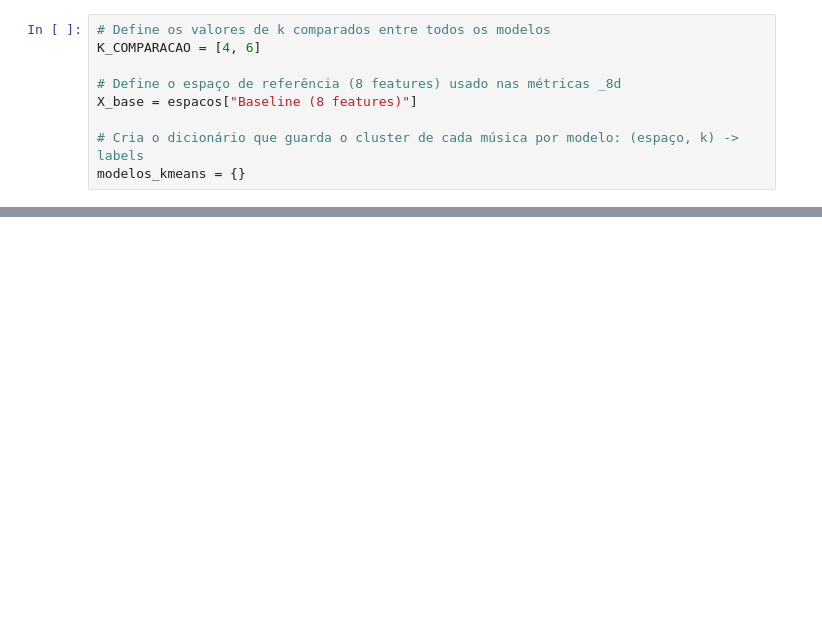
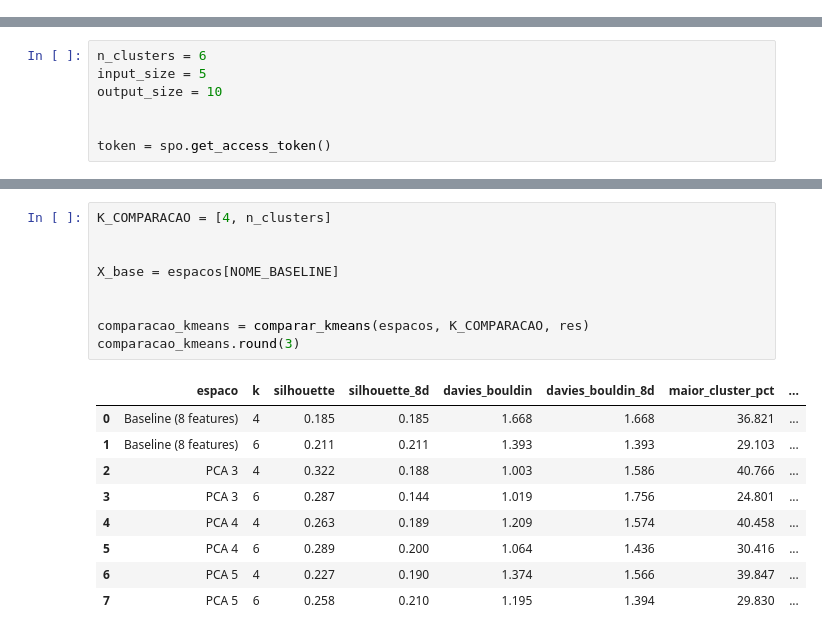
Before and after one commit to Victorpeereiraa/cross_genre_music_discovery, a Jupyter notebook: notebooks/kmeans_model.ipynb, the cells around one changed output, grey strips where cells are left out. Saved outputs shown, nothing was run; the diff lists cells and outputs as text; blank space fills up the shorter version.

```diff
--- a/notebooks/kmeans_model.ipynb
+++ b/notebooks/kmeans_model.ipynb
@@ -382,9 +0,0 @@ Cada modelo é treinado com os valores de k escolhidos e todas as métricas são
-# %%
-# Define os valores de k comparados entre todos os modelos
-K_COMPARACAO = [4, 6]
-
-# Define o espaço de referência (8 features) usado nas métricas _8d
-X_base = espacos["Baseline (8 features)"]
-
-# Cria o dicionário que guarda o cluster de cada música por modelo: (espaço, k) -> labels
-modelos_kmeans = {}
@@ -546,0 +42,7 @@ O PCA não melhorou a qualidade do agrupamento. Os resultados sustentam o baseli
+# %%
+n_clusters = 6
+input_size = 5
+output_size = 10
+
+
+token = spo.get_access_token()
@@ -546,0 +436,19 @@ O PCA não melhorou a qualidade do agrupamento. Os resultados sustentam o baseli
+# %%
+K_COMPARACAO = [4, n_clusters]
+
+
+X_base = espacos[NOME_BASELINE]
+
+
+comparacao_kmeans = comparar_kmeans(espacos, K_COMPARACAO, res)
+comparacao_kmeans.round(3)
+# %% [output]
+|  | espaco | k | silhouette | silhouette_8d | davies_bouldin | davies_bouldin_8d | maior_cluster_pct | ... |
+| 0 | Baseline (8 features) | 4 | 0.185 | 0.185 | 1.668 | 1.668 | 36.821 | ... |
+| 1 | Baseline (8 features) | 6 | 0.211 | 0.211 | 1.393 | 1.393 | 29.103 | ... |
+| 2 | PCA 3 | 4 | 0.322 | 0.188 | 1.003 | 1.586 | 40.766 | ... |
+| 3 | PCA 3 | 6 | 0.287 | 0.144 | 1.019 | 1.756 | 24.801 | ... |
+| 4 | PCA 4 | 4 | 0.263 | 0.189 | 1.209 | 1.574 | 40.458 | ... |
+| 5 | PCA 4 | 6 | 0.289 | 0.200 | 1.064 | 1.436 | 30.416 | ... |
+| 6 | PCA 5 | 4 | 0.227 | 0.190 | 1.374 | 1.566 | 39.847 | ... |
+| 7 | PCA 5 | 6 | 0.258 | 0.210 | 1.195 | 1.394 | 29.830 | ... |
```
Also changed, not shown: parts of 113 cells of this notebook, 1 other file.
